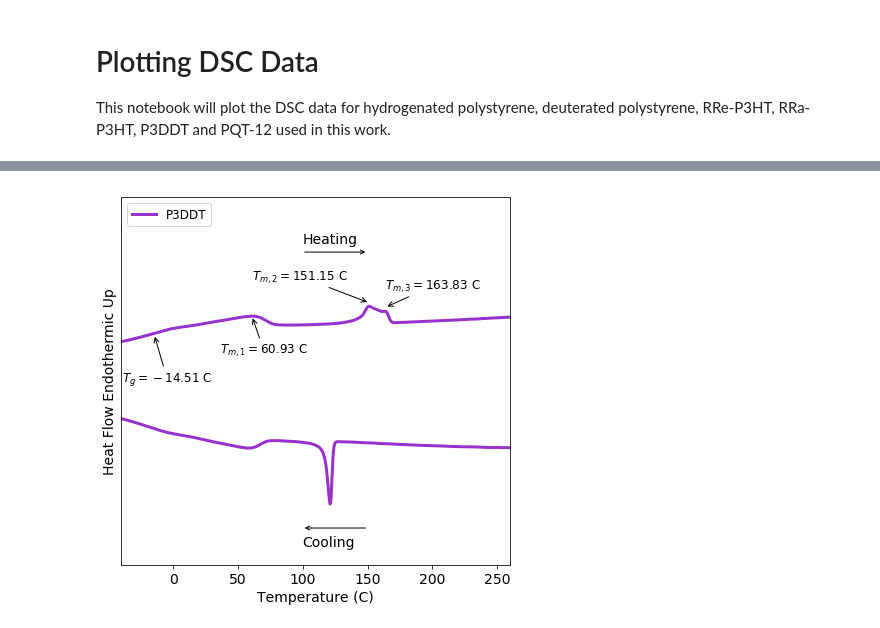
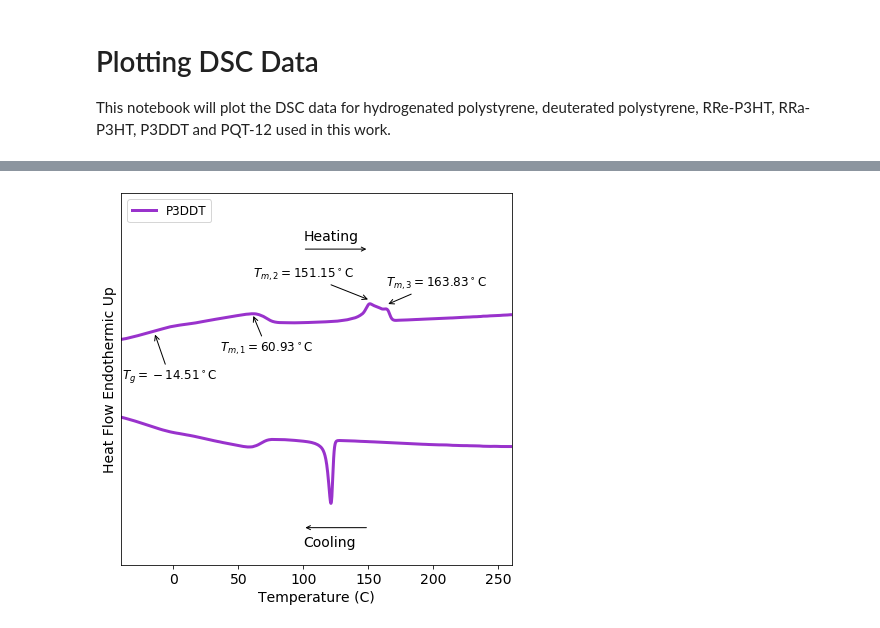
Before and after one commit to pozzo-research-group/c-wolf-blends-morphology, a Jupyter notebook: dsc/Plotting_DSC_Data.ipynb, the cells around one changed output, grey strips where cells are left out. Cells and saved outputs as stored; diff of their text form; code cells hidden in the pictures.

```diff
--- a/dsc/Plotting_DSC_Data.ipynb
+++ b/dsc/Plotting_DSC_Data.ipynb
@@ -14,7 +14,8 @@ filenames = {
     'rre':'../data/dsc/RReP3HT.csv',
     'rra':'../data/dsc/RRaP3HT.csv',
     'pqt':'../data/dsc/PQT12.csv',
-    'p3ddt':'../data/dsc/P3DDT.csv'
+    'p3ddt':'../data/dsc/P3DDT.csv',
+    'rre2':'../data/dsc/RReP3HT2.csv',
 }
 # %%
 data = {}
@@ -29,7 +30,8 @@ colors = {
     'rre':'firebrick',
     'rra':'darkorange',
     'pqt':'darkcyan',
-    'p3ddt':'darkorchid'
+    'p3ddt':'darkorchid',
+    'rre2':'deeppink',
 }
 
 names = {
@@ -38,7 +40,8 @@ names = {
     'rre':'RRe-P3HT',
     'rra':'RRa-P3HT',
     'pqt':'PQT-12',
-    'p3ddt':'P3DDT'
+    'p3ddt':'P3DDT',
+    'rre2':'RRe-P3HT-2',
 }
 # %%
 plt.figure(figsize=(6,6))
@@ -155,38 +163,38 @@ plt.ylabel('Heat Flow Endothermic Up',fontsize=14)
 
 plt.xticks(fontsize=14)
 plt.yticks([],fontsize=14)
 
 plt.annotate(s='Heating',xy=(100,3),xycoords='data',fontsize=14)
 plt.annotate("",xy=(150,2.8), xycoords='data',xytext=(100,2.8), textcoords='data',arrowprops=dict(arrowstyle="->",connectionstyle="arc3"))
 
 plt.annotate(s='Cooling',xy=(100,-3.6),xycoords='data',fontsize=14)
 plt.annotate("",xy=(100,-3.2), xycoords='data',xytext=(150,-3.2), textcoords='data',arrowprops=dict(arrowstyle="->",connectionstyle="arc3"))
 
 plt.legend(fontsize=12,loc='upper left')
 
 # adding in analysis information
 t = 60.93 # hydrogenated ps glass transition temperature
-plt.annotate(r"$T_{m,1}=60.93$ C",xy=(t,1.4), xycoords='data',xytext=(t-25,0.6), textcoords='data',arrowprops=dict(arrowstyle="->",connectionstyle="arc3"),fontsize=12)
+plt.annotate(r"$T_{m,1}=60.93 ^\circ$C",xy=(t,1.4), xycoords='data',xytext=(t-25,0.6), textcoords='data',arrowprops=dict(arrowstyle="->",connectionstyle="arc3"),fontsize=12)
 
 # adding in analysis information
 t = 151.15 # hydrogenated ps glass transition temperature
-plt.annotate(r"$T_{m,2}=151.15$ C",xy=(t,1.7), xycoords='data',xytext=(t-90,2.2), textcoords='data',arrowprops=dict(arrowstyle="->",connectionstyle="arc3"),fontsize=12)
+plt.annotate(r"$T_{m,2}=151.15 ^\circ$C",xy=(t,1.7), xycoords='data',xytext=(t-90,2.2), textcoords='data',arrowprops=dict(arrowstyle="->",connectionstyle="arc3"),fontsize=12)
 
 
 # adding in analysis information
 t = 163.83 # hydrogenated ps glass transition temperature
-plt.annotate(r"$T_{m,3}=163.83$ C",xy=(t,1.6), xycoords='data',xytext=(t,2), textcoords='data',arrowprops=dict(arrowstyle="->",connectionstyle="arc3"),fontsize=12)
+plt.annotate(r"$T_{m,3}=163.83 ^\circ$C",xy=(t,1.6), xycoords='data',xytext=(t,2), textcoords='data',arrowprops=dict(arrowstyle="->",connectionstyle="arc3"),fontsize=12)
 
 
 # adding in analysis information
 t = -14.51 # hydrogenated ps glass transition temperature
-plt.annotate(r"$T_{g}=-14.51$ C",xy=(t,1), xycoords='data',xytext=(t-25,0), textcoords='data',arrowprops=dict(arrowstyle="->",connectionstyle="arc3"),fontsize=12)
+plt.annotate(r"$T_{g}=-14.51 ^\circ$C",xy=(t,1), xycoords='data',xytext=(t-25,0), textcoords='data',arrowprops=dict(arrowstyle="->",connectionstyle="arc3"),fontsize=12)
 
 plt.tight_layout()
 
 plt.savefig('../data/dsc/p3ddt_dsc.png',dpi=300)
 # %% [output]
-[figure, old version]
+[figure, new version]
 # %%
 plt.figure(figsize=(6,6))
 
```
Also changed, not shown: parts of 3 cells of this notebook.
